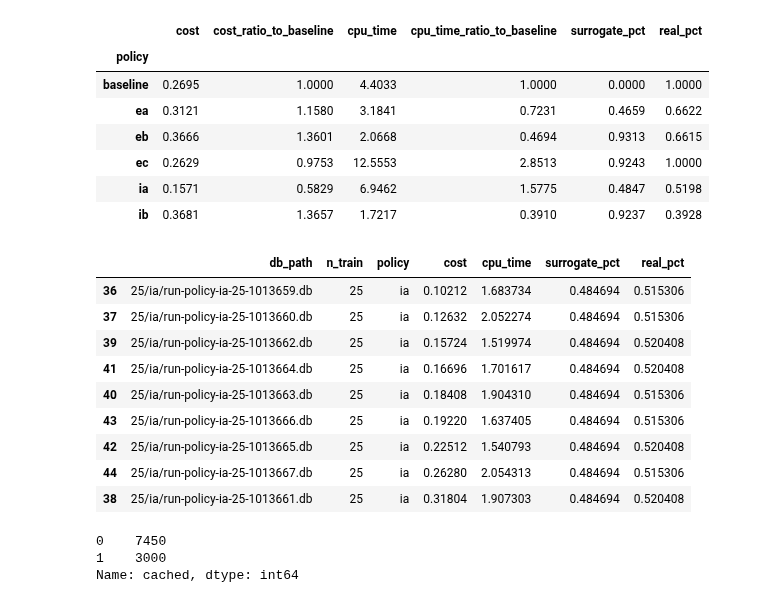
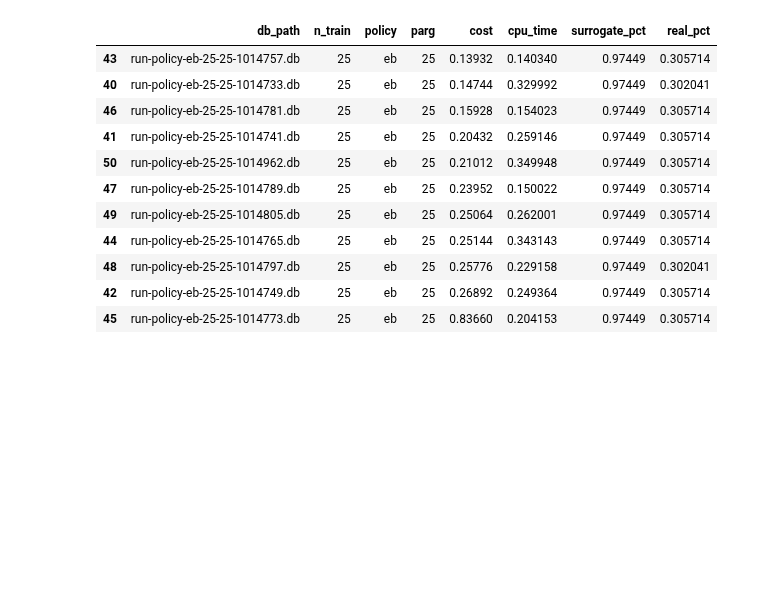
Before and after one commit to zakrzewow/raw-algorithm-portfolios, a Jupyter notebook: results.ipynb, the cells around one changed output. Saved outputs shown, nothing was run; the diff lists cells and outputs as text; code cells hidden in the pictures; blank space fills up the shorter version.

```diff
--- a/results.ipynb
+++ b/results.ipynb
@@ -144,11 +190,0 @@ df25_agg# .to_excel("tmp.xlsx")
-# %%
-df100_agg
-# %% [output]
-|  | cost | cost_ratio_to_baseline | cpu_time | cpu_time_ratio_to_baseline | surrogate_pct | real_pct |
-| policy |  |  |  |  |  |  |
-| baseline | 0.2695 | 1.0000 | 4.4033 | 1.0000 | 0.0000 | 1.0000 |
-| ea | 0.3121 | 1.1580 | 3.1841 | 0.7231 | 0.4659 | 0.6622 |
-| eb | 0.3666 | 1.3601 | 2.0668 | 0.4694 | 0.9313 | 0.6615 |
-| ec | 0.2629 | 0.9753 | 12.5553 | 2.8513 | 0.9243 | 1.0000 |
-| ia | 0.1571 | 0.5829 | 6.9462 | 1.5775 | 0.4847 | 0.5198 |
-| ib | 0.3681 | 1.3657 | 1.7217 | 0.3910 | 0.9237 | 0.3928 |
@@ -155,14 +193,16 @@ df100_agg
 # %%
-df.loc[(df["policy"] == "ia") & (df["n_train"] == "25")].sort_values(by="cost")
+df.loc[(df["policy"] == "eb") & (df["parg"] == "25") & (df["n_train"] == "25")].sort_values(by="cost")
 # %% [output]
-|  | db_path | n_train | policy | cost | cpu_time | surrogate_pct | real_pct |
-| 36 | 25/ia/run-policy-ia-25-1013659.db | 25 | ia | 0.10212 | 1.683734 | 0.484694 | 0.515306 |
-| 37 | 25/ia/run-policy-ia-25-1013660.db | 25 | ia | 0.12632 | 2.052274 | 0.484694 | 0.515306 |
-| 39 | 25/ia/run-policy-ia-25-1013662.db | 25 | ia | 0.15724 | 1.519974 | 0.484694 | 0.520408 |
-| 41 | 25/ia/run-policy-ia-25-1013664.db | 25 | ia | 0.16696 | 1.701617 | 0.484694 | 0.520408 |
-| 40 | 25/ia/run-policy-ia-25-1013663.db | 25 | ia | 0.18408 | 1.904310 | 0.484694 | 0.515306 |
-| 43 | 25/ia/run-policy-ia-25-1013666.db | 25 | ia | 0.19220 | 1.637405 | 0.484694 | 0.515306 |
-| 42 | 25/ia/run-policy-ia-25-1013665.db | 25 | ia | 0.22512 | 1.540793 | 0.484694 | 0.520408 |
-| 44 | 25/ia/run-policy-ia-25-1013667.db | 25 | ia | 0.26280 | 2.054313 | 0.484694 | 0.515306 |
-| 38 | 25/ia/run-policy-ia-25-1013661.db | 25 | ia | 0.31804 | 1.907303 | 0.484694 | 0.520408 |
+|  | db_path | n_train | policy | parg | cost | cpu_time | surrogate_pct | real_pct |
+| 43 | run-policy-eb-25-25-1014757.db | 25 | eb | 25 | 0.13932 | 0.140340 | 0.97449 | 0.305714 |
+| 40 | run-policy-eb-25-25-1014733.db | 25 | eb | 25 | 0.14744 | 0.329992 | 0.97449 | 0.302041 |
+| 46 | run-policy-eb-25-25-1014781.db | 25 | eb | 25 | 0.15928 | 0.154023 | 0.97449 | 0.305714 |
+| 41 | run-policy-eb-25-25-1014741.db | 25 | eb | 25 | 0.20432 | 0.259146 | 0.97449 | 0.305714 |
+| 50 | run-policy-eb-25-25-1014962.db | 25 | eb | 25 | 0.21012 | 0.349948 | 0.97449 | 0.305714 |
+| 47 | run-policy-eb-25-25-1014789.db | 25 | eb | 25 | 0.23952 | 0.150022 | 0.97449 | 0.305714 |
+| 49 | run-policy-eb-25-25-1014805.db | 25 | eb | 25 | 0.25064 | 0.262001 | 0.97449 | 0.305714 |
+| 44 | run-policy-eb-25-25-1014765.db | 25 | eb | 25 | 0.25144 | 0.343143 | 0.97449 | 0.305714 |
+| 48 | run-policy-eb-25-25-1014797.db | 25 | eb | 25 | 0.25776 | 0.229158 | 0.97449 | 0.302041 |
+| 42 | run-policy-eb-25-25-1014749.db | 25 | eb | 25 | 0.26892 | 0.249364 | 0.97449 | 0.305714 |
+| 45 | run-policy-eb-25-25-1014773.db | 25 | eb | 25 | 0.83660 | 0.204153 | 0.97449 | 0.305714 |
 # %%
@@ -170,10 +210,4 @@ db = DB(PHASE2_DIR / "25/ia/run-policy-ia-25-1013659.db")
 results = db.get_results()
-# %%
-results["cached"].value_counts()
-# %% [output]
-0    7450
-1    3000
-Name: cached, dtype: int64
 # %%
 results.loc[lambda x: x["surrogate"].eq(1)]
 # %% [output]
```
Also changed, not shown: parts of 12 cells of this notebook, 2 other files.
